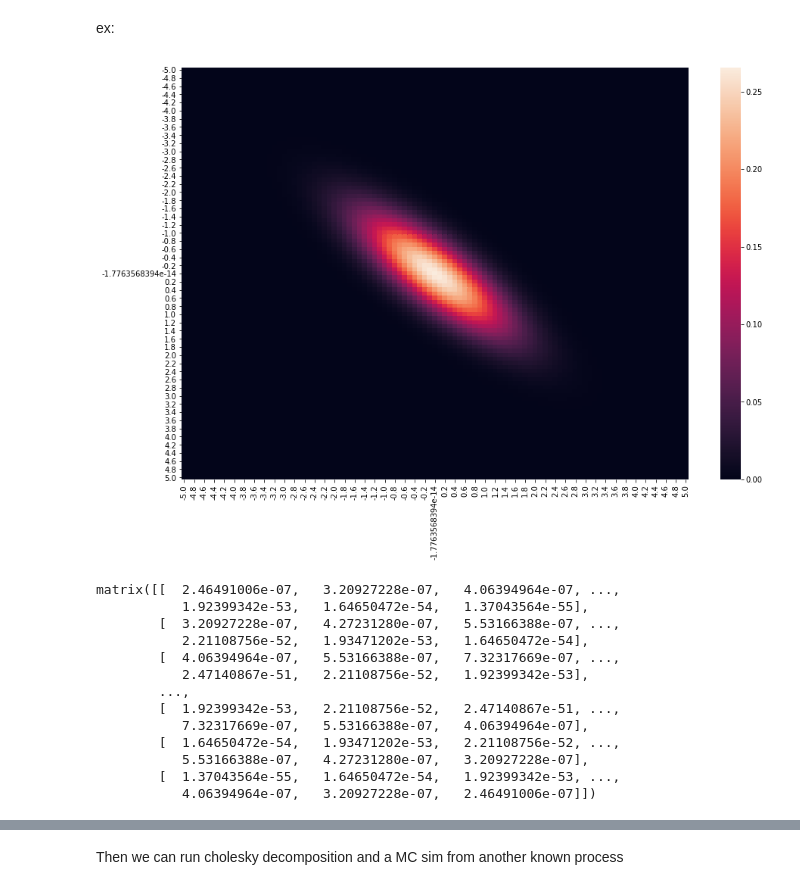
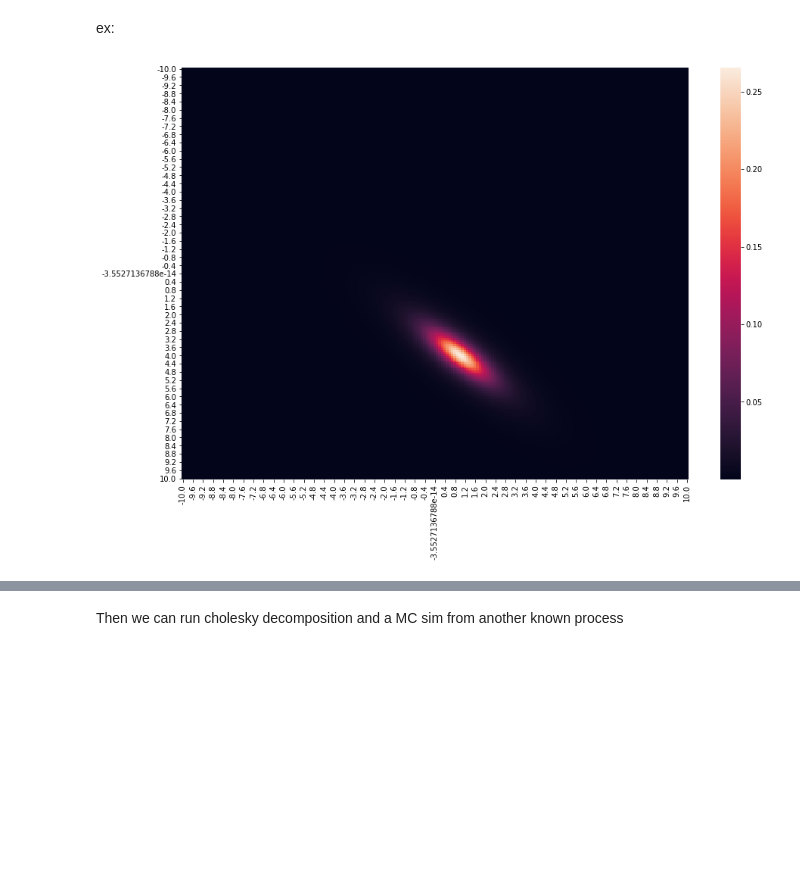
Before and after one commit to LouisEchard/ML_MiniProjects, a Jupyter notebook: Copula.ipynb, the cells around one changed output, grey strips where cells are left out. Drawn from its saved outputs; the diff is of its cells as text; code cells hidden in the pictures; blank space fills up the shorter version.

```diff
--- a/Copula.ipynb
+++ b/Copula.ipynb
@@ -86,32 +86,3 @@ plt.show()
 Instead of using each variable as separate univariate, lets do a copula and create a joint distribution in the space of interest
 # %% [markdown]
 ex:
-# %%
-myMulti = stats.multivariate_normal(mean=[0,0], cov=[[1,.8],[.8,1]])
-# %%
-X,Y = np.meshgrid(np.arange(-5,5.1,.1),np.arange(-5,5.1,.1), sparse = False)
-z = np.array([myMulti.pdf([x,y]) for x,y in zip(np.ravel(X), np.ravel(Y))])
-Z = z.reshape(X.shape)
-# %%
-import seaborn as sns
-plt.figure(figsize=(15,10))
-sns.heatmap(pd.DataFrame(Z, index=X[0], columns=X[0]))
-plt.show()
-# %% [output]
-[figure, removed]
-# %%
-np.matrix(Z)
-# %% [output]
-matrix([[  2.46491006e-07,   3.20927228e-07,   4.06394964e-07, ...,
-           1.92399342e-53,   1.64650472e-54,   1.37043564e-55],
-        [  3.20927228e-07,   4.27231280e-07,   5.53166388e-07, ...,
-           2.21108756e-52,   1.93471202e-53,   1.64650472e-54],
-        [  4.06394964e-07,   5.53166388e-07,   7.32317669e-07, ...,
-           2.47140867e-51,   2.21108756e-52,   1.92399342e-53],
-        ...,
-        [  1.92399342e-53,   2.21108756e-52,   2.47140867e-51, ...,
-           7.32317669e-07,   5.53166388e-07,   4.06394964e-07],
-        [  1.64650472e-54,   1.93471202e-53,   2.21108756e-52, ...,
-           5.53166388e-07,   4.27231280e-07,   3.20927228e-07],
-        [  1.37043564e-55,   1.64650472e-54,   1.92399342e-53, ...,
-           4.06394964e-07,   3.20927228e-07,   2.46491006e-07]])
@@ -118,3 +124,37 @@ matrix([[  2.46491006e-07,   3.20927228e-07,   4.06394964e-07, ...,
+# %%
+import seaborn as sns
+def visualize(difference = False, normalDis=True):
+    X,Y = np.meshgrid(np.arange(-10,10.1,.1),np.arange(-10,10.1,.1), sparse = False)
+
+    if not difference:
+        if normalDis:
+            myMulti = stats.multivariate_normal(mean=[1,4], cov=[[1,.8],[.8,1]])
+        else:
+            myMulti = multivariate_t_distribution(mu = np.array([1,4]), Sigma = np.array([[1,.8],[.8,1]]), dfreed=2, d=2)
+
+        z = np.array([myMulti.pdf([x,y]) for x,y in zip(np.ravel(X), np.ravel(Y))])
+        Z = z.reshape(X.shape)
+        plt.figure(figsize=(15,10))
+        sns.heatmap(pd.DataFrame(Z, index=X[0], columns=X[0]))
+        plt.show()
+    else:
+
+        myMulti = stats.multivariate_normal(mean=[1,4], cov=[[1,.8],[.8,1]])
+        myMulti2 = multivariate_t_distribution(mu = np.array([1,4]), Sigma = np.array([[1,.8],[.8,1]]), dfreed=2, d=20)
+
+        z = np.array([myMulti.pdf([x,y]) for x,y in zip(np.ravel(X), np.ravel(Y))])
+        Z = z.reshape(X.shape)
+
+        z2 = np.array([myMulti2.pdf([x,y]) for x,y in zip(np.ravel(X), np.ravel(Y))])
+        Z2 = z2.reshape(X.shape)
+
+        plt.figure(figsize=(15,10))
+        sns.heatmap(pd.DataFrame(Z-Z2, index=X[0], columns=X[0]))
+        plt.show()
+# %%
+visualize(normalDis=False)
+# %% [output]
+[figure, added]
 # %%
 #E(X)E(Y)
 EX2 = np.sum(np.sum(Z,axis=1)*X[0]*X[0])
```
Also changed, not shown: parts of 9 cells of this notebook.
